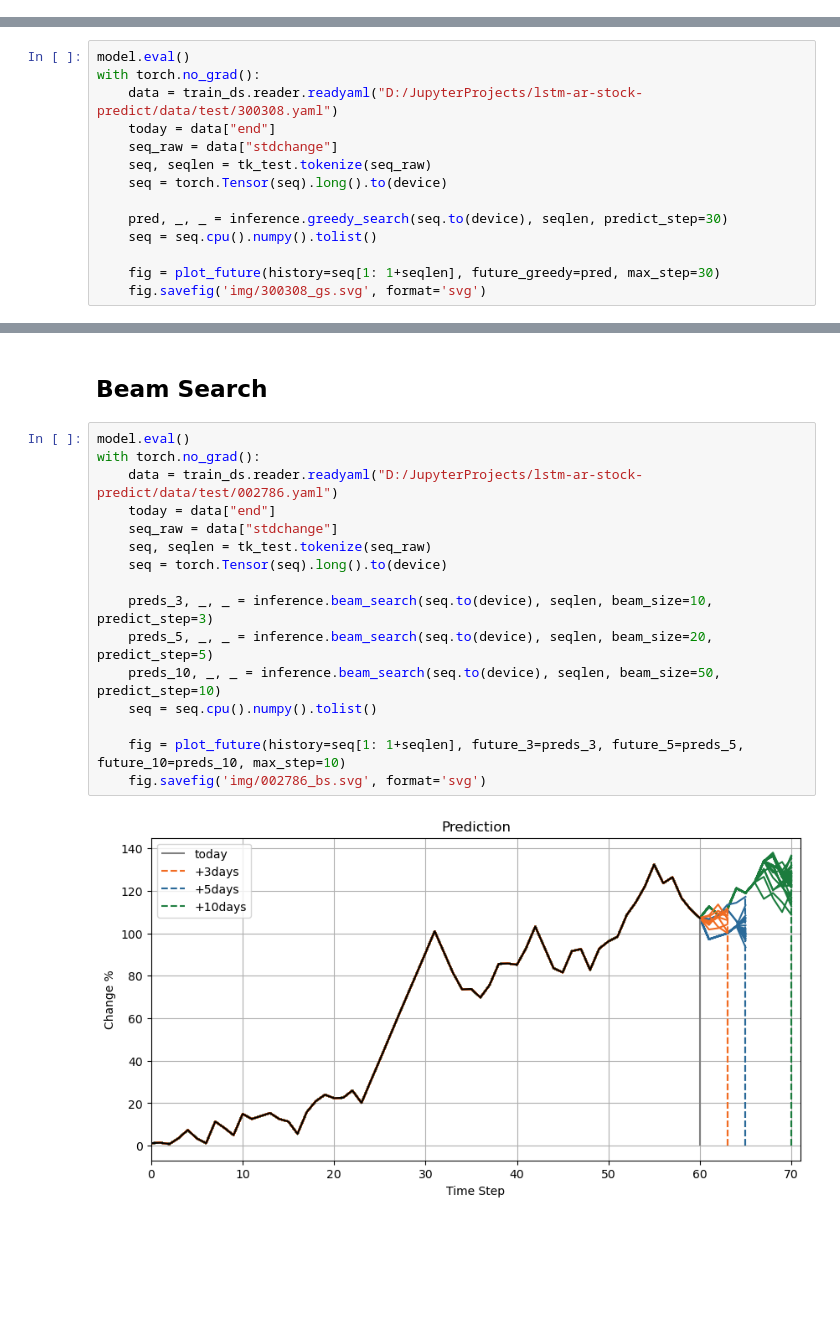
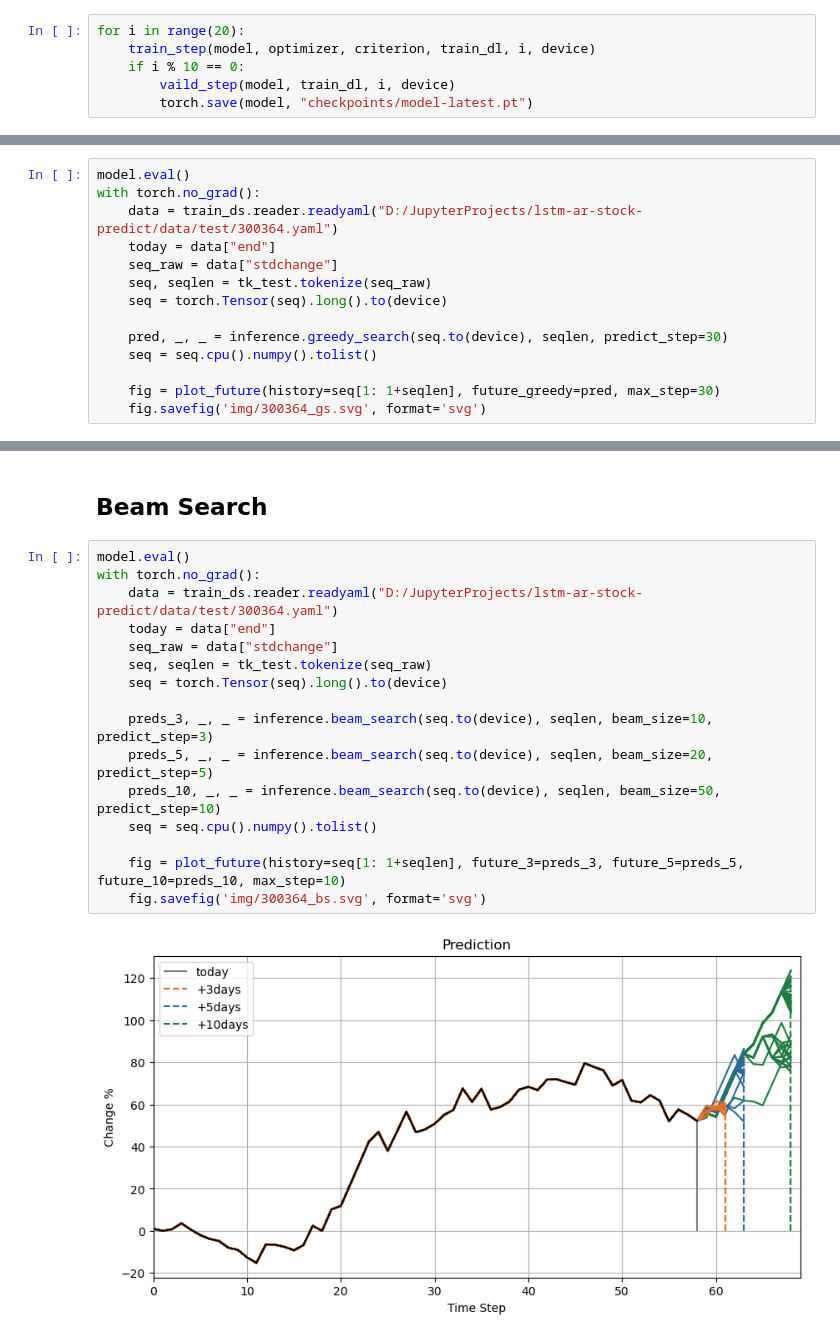
Before and after one commit to Aldenhovel/lstm-ar-stock-predict, a Jupyter notebook: main.ipynb, the cells around one changed output, grey strips where cells are left out. Drawn from its saved outputs; the diff is of its cells as text; blank space fills up the shorter version.

```diff
--- a/main.ipynb
+++ b/main.ipynb
@@ -85,3 +79,9 @@ for i in range(100):
+# %%
+for i in range(20):
+    train_step(model, optimizer, criterion, train_dl, i, device)
+    if i % 10 == 0:
+        vaild_step(model, train_dl, i, device)
+        torch.save(model, "checkpoints/model-latest.pt")
 # %% [markdown]
 # Inference
 # %%
@@ -153,7 +153,7 @@ def plot_future(history, future_3=None, future_5=None, future_10=None, future_gr
 # %%
 model.eval()
 with torch.no_grad():
-    data = train_ds.reader.readyaml("D:/JupyterProjects/lstm-ar-stock-predict/data/test/300308.yaml")
+    data = train_ds.reader.readyaml("D:/JupyterProjects/lstm-ar-stock-predict/data/test/300364.yaml")
     today = data["end"]
     seq_raw = data["stdchange"]
     seq, seqlen = tk_test.tokenize(seq_raw)
@@ -163,4 +163,4 @@ with torch.no_grad():
     seq = seq.cpu().numpy().tolist()
 
     fig = plot_future(history=seq[1: 1+seqlen], future_greedy=pred, max_step=30)
-    fig.savefig('img/300308_gs.svg', format='svg')
+    fig.savefig('img/300364_gs.svg', format='svg')
@@ -169,18 +171,18 @@ with torch.no_grad():
 # %%
 model.eval()
 with torch.no_grad():
-    data = train_ds.reader.readyaml("D:/JupyterProjects/lstm-ar-stock-predict/data/test/002786.yaml")
+    data = train_ds.reader.readyaml("D:/JupyterProjects/lstm-ar-stock-predict/data/test/300364.yaml")
     today = data["end"]
     seq_raw = data["stdchange"]
     seq, seqlen = tk_test.tokenize(seq_raw)
     seq = torch.Tensor(seq).long().to(device)
 
     preds_3, _, _ = inference.beam_search(seq.to(device), seqlen, beam_size=10, predict_step=3)
     preds_5, _, _ = inference.beam_search(seq.to(device), seqlen, beam_size=20, predict_step=5)
     preds_10, _, _ = inference.beam_search(seq.to(device), seqlen, beam_size=50, predict_step=10)
     seq = seq.cpu().numpy().tolist()
 
     fig = plot_future(history=seq[1: 1+seqlen], future_3=preds_3, future_5=preds_5, future_10=preds_10, max_step=10)
-    fig.savefig('img/002786_bs.svg', format='svg')
+    fig.savefig('img/300364_bs.svg', format='svg')
 # %% [output]
-[figure, old version]
+[figure, new version]
```
Also changed, not shown: parts of 3 cells of this notebook, 3 other files.
